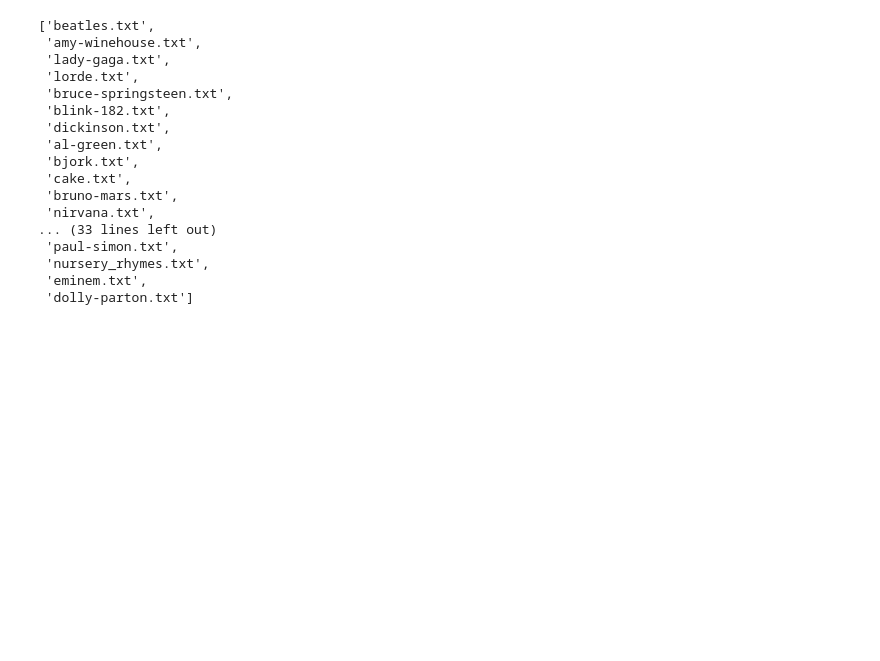
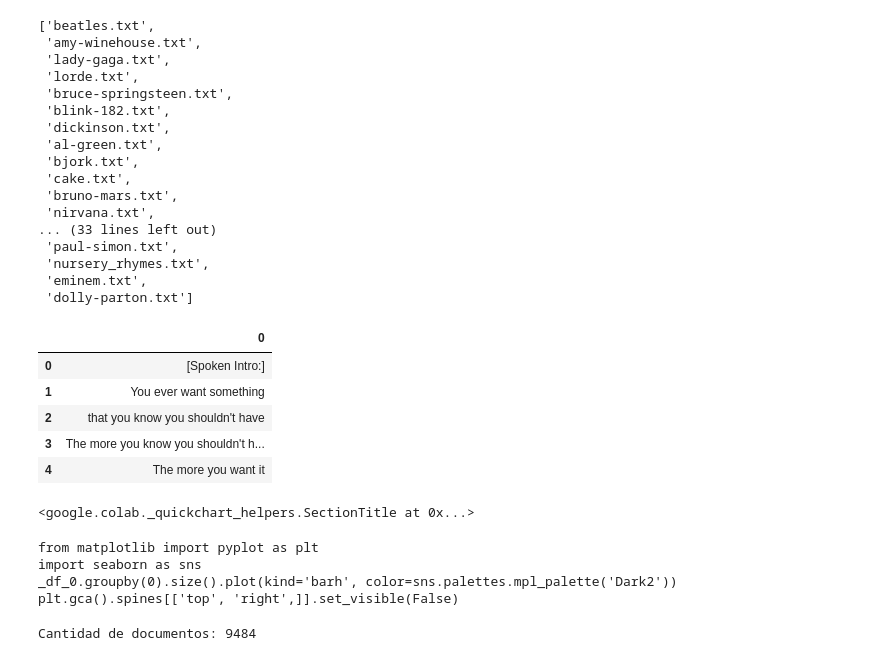
Before and after one commit to antonellagambarte/procesamiento_del_lenguaje_I, a Jupyter notebook: Desafio2.ipynb, the cells around one changed output. Saved outputs shown, nothing was run; the diff lists cells and outputs as text; code cells hidden in the pictures; blank space fills up the shorter version.

```diff
--- a/Desafio2.ipynb
+++ b/Desafio2.ipynb
@@ -72,3 +72,22 @@ os.listdir("./songs_dataset/")
  'nursery_rhymes.txt',
  'eminem.txt',
  'dolly-parton.txt']
+# %%
+df = pd.read_csv('songs_dataset/michael-jackson.txt', sep='/n', header=None)
+df.head()
+# %% [output]
+|  | 0 |
+| 0 | [Spoken Intro:] |
+| 1 | You ever want something |
+| 2 | that you know you shouldn't have |
+| 3 | The more you know you shouldn't h... |
+| 4 | The more you want it |
+<google.colab._quickchart_helpers.SectionTitle at 0x...>
+from matplotlib import pyplot as plt
+import seaborn as sns
+_df_0.groupby(0).size().plot(kind='barh', color=sns.palettes.mpl_palette('Dark2'))
+plt.gca().spines[['top', 'right',]].set_visible(False)
+# %%
+print("Cantidad de documentos:", df.shape[0])
+# %% [output]
+Cantidad de documentos: 9484
```
